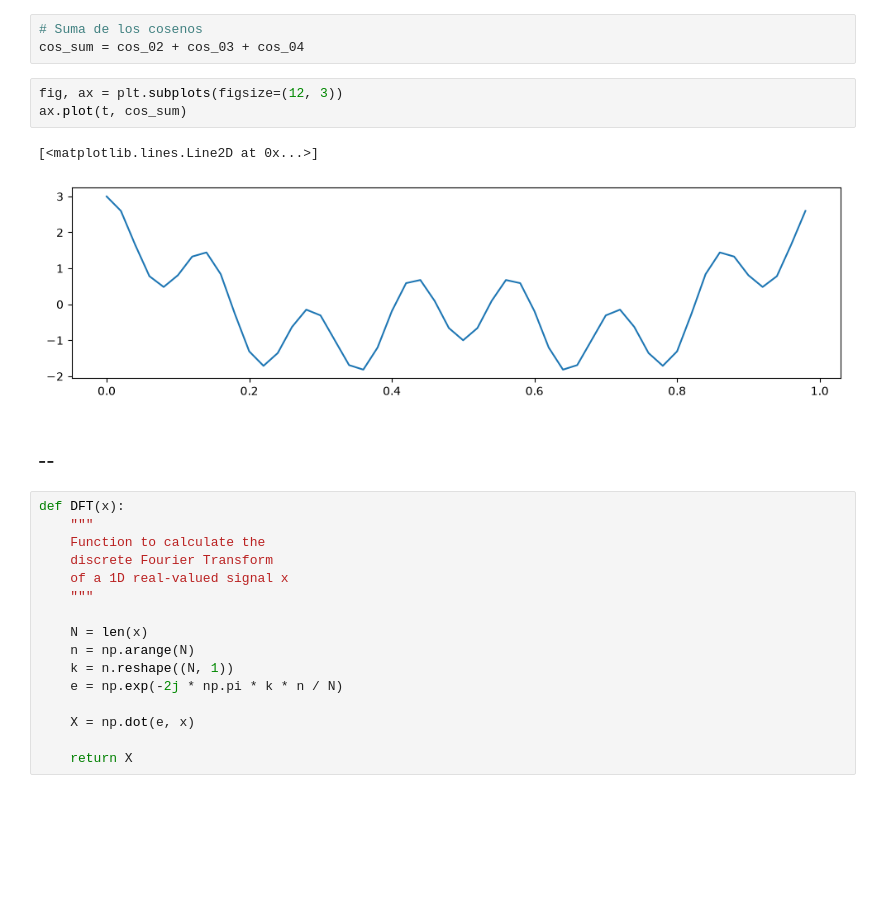
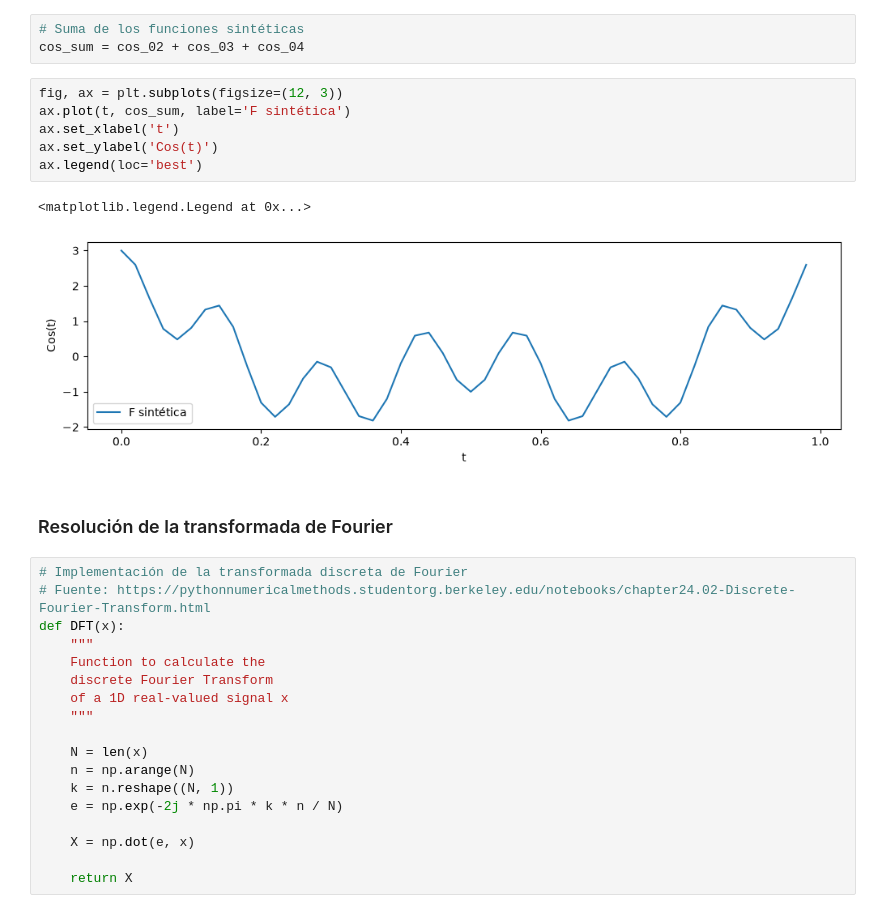
Before and after one commit to francobarrionuevoenv21/MAIE_devs_pub, a Jupyter notebook: Modelos/Transf_fourier/fourier_test.ipynb, the cells around one changed output. Saved outputs shown, nothing was run; the diff lists cells and outputs as text; blank space fills up the shorter version.

```diff
--- a/Modelos/Transf_fourier/fourier_test.ipynb
+++ b/Modelos/Transf_fourier/fourier_test.ipynb
@@ -42,15 +55,20 @@ ax[2].plot(t, cos_04)
 # %%
-# Suma de los cosenos
+# Suma de los funciones sintéticas
 cos_sum = cos_02 + cos_03 + cos_04
 # %%
 fig, ax = plt.subplots(figsize=(12, 3))
-ax.plot(t, cos_sum)
+ax.plot(t, cos_sum, label='F sintética')
+ax.set_xlabel('t')
+ax.set_ylabel('Cos(t)')
+ax.legend(loc='best')
 # %% [output]
-[<matplotlib.lines.Line2D at 0x...>]
+<matplotlib.legend.Legend at 0x...>
-[figure, old version]
+[figure, new version]
 # %% [markdown]
-### --
+### Resolución de la transformada de Fourier
 # %%
+# Implementación de la transformada discreta de Fourier
+# Fuente: https://pythonnumericalmethods.studentorg.berkeley.edu/notebooks/chapter24.02-Discrete-Fourier-Transform.html
 def DFT(x):
     """
     Function to calculate the
```
Also changed, not shown: parts of 27 cells of this notebook, 29 other files.
